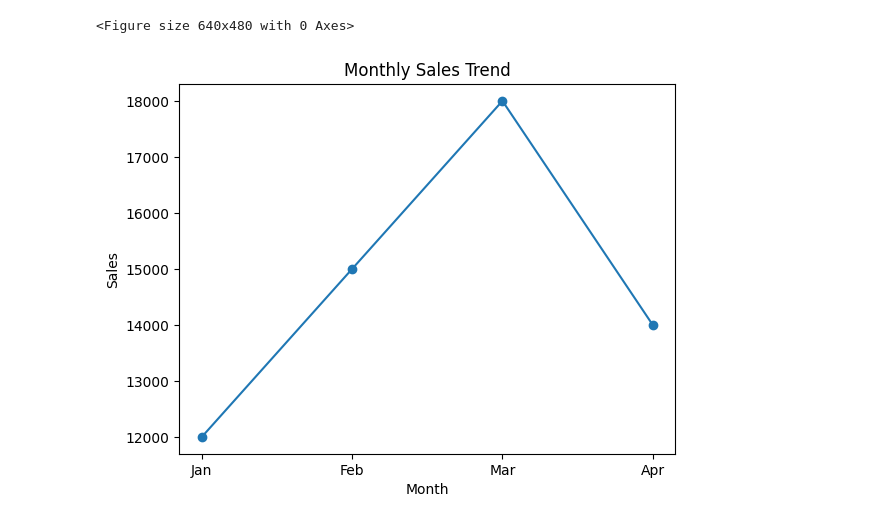
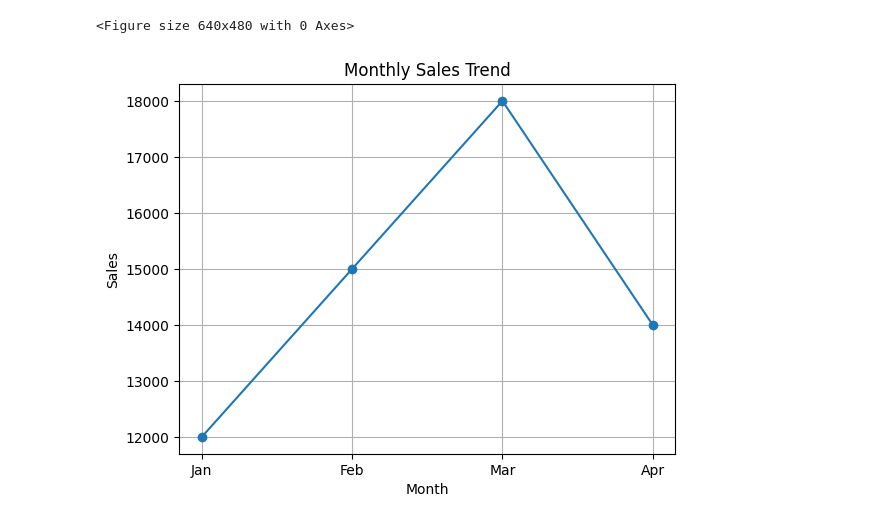
Before and after one commit to Prashantkumartalan43/Exercise, a Jupyter notebook: python_basics_week4.ipynb, the cells around one changed output. Cells and saved outputs as stored; diff of their text form; code cells hidden in the pictures.

```diff
--- a/python_basics_week4.ipynb
+++ b/python_basics_week4.ipynb
@@ -97,32 +97,32 @@ plt.savefig("sales_chart.png")
 import matplotlib.pyplot as plt
 
 months = [
     "Jan",
     "Feb",
     "Mar",
     "Apr"
 ]
 
 sales = [
     12000,
     15000,
     18000,
     14000
 ]
 
 plt.plot(
     months,
     sales,
     marker="o"
 )
 
 plt.title(
     "Monthly Sales Trend"
 )
 
 plt.xlabel("Month")
 plt.ylabel("Sales")
-
+plt.grid(True)
 plt.show()
 # %% [output]
-[figure, old version]
+[figure, new version]
```
Also changed, not shown: parts of 9 cells of this notebook.
